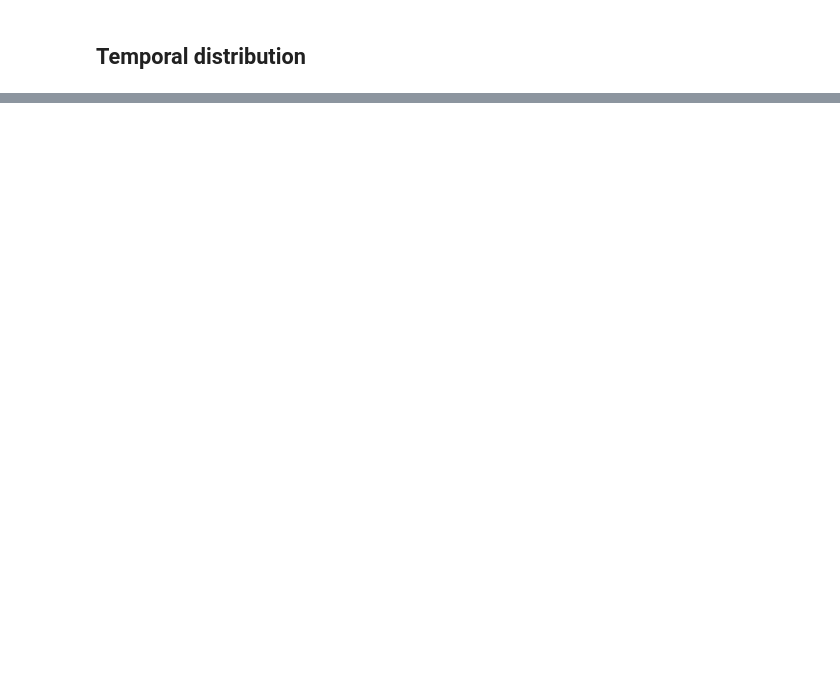
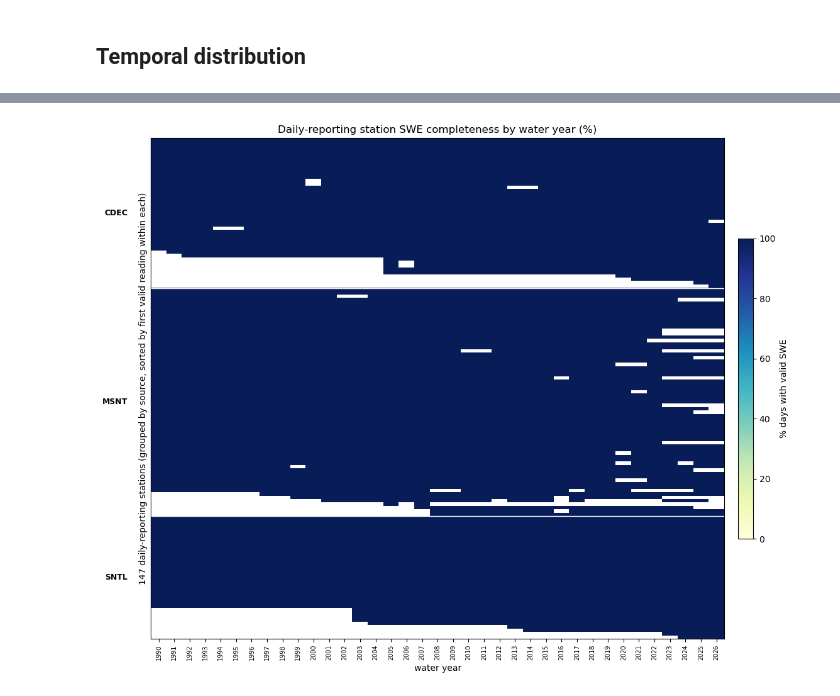
Before and after one commit to ming80302/AR_CA_PROJ, a Jupyter notebook: snotel_box_stations_distribution.ipynb, the cells around one changed output, grey strips where cells are left out. Cells and saved outputs as stored; diff of their text form; code cells hidden in the pictures; blank space fills up the shorter version.

```diff
--- a/snotel_box_stations_distribution.ipynb
+++ b/snotel_box_stations_distribution.ipynb
@@ -384,0 +226,52 @@ plt.show()
+# %%
+# per-station completeness heatmap, restricted to the 147 daily-reporting stations
+# that actually feed CA_snowmelt_events_detrend_5day.ipynb's pipeline -- the other
+# 165 manual-only stations are metadata-only there, so plotting their completeness
+# here would be beside the point. Station names are too numerous to label
+# individually; grouped by source and sorted by first valid date within each group,
+# with source boundaries marked instead.
+daily_swe = swe[swe.stationTriplet.isin(daily_ids)].copy()
+daily_swe['water_year'] = daily_swe['date'].dt.year + (daily_swe['date'].dt.month >= 10).astype(int)
+
+span = daily_swe.dropna(subset=['swe_mm']).groupby('stationTriplet')['date'].agg(first_valid='min')
+order = (
+    stations[stations.daily][['stationTriplet', 'source']]
+    .merge(span, on='stationTriplet')
+    .sort_values(['source', 'first_valid'])
+)
+
+completeness = (
+    daily_swe.assign(has_val=daily_swe['swe_mm'].notna())
+             .groupby(['stationTriplet', 'water_year'])['has_val']
+             .mean()
+             .mul(100)
+             .unstack('water_year')
+             .reindex(order['stationTriplet'])
+)
+
+fig, ax = plt.subplots(figsize=(12, 9))
+im = ax.imshow(completeness, aspect='auto', cmap='YlGnBu', vmin=0, vmax=100)
+ax.set_xticks(range(len(completeness.columns)))
+ax.set_xticklabels(completeness.columns.astype(int), rotation=90, fontsize=7)
+ax.set_yticks([])
+ax.set_ylabel(f'{len(completeness)} daily-reporting stations (grouped by source, '
+              f'sorted by first valid reading within each)')
+ax.set_xlabel('water year')
+ax.set_title('Daily-reporting station SWE completeness by water year (%)')
+
+src_vals = order['source'].values
+boundaries = np.flatnonzero(src_vals[1:] != src_vals[:-1]) + 0.5
+for b in boundaries:
+    ax.axhline(b, color='white', linewidth=1)
+for s in source_order:
+    rows = np.flatnonzero(src_vals == s)
+    if len(rows):
+        ax.text(-2, rows.mean(), s, ha='right', va='center', fontsize=9,
+                fontweight='bold', clip_on=False)
+
+cbar = plt.colorbar(im, ax=ax, orientation='vertical', shrink=0.6, pad=0.02)
+cbar.set_label('% days with valid SWE')
+plt.tight_layout()
+plt.show()
+# %% [output]
+[figure, added]
```
Also changed, not shown: parts of 21 cells of this notebook, 1 other file.
